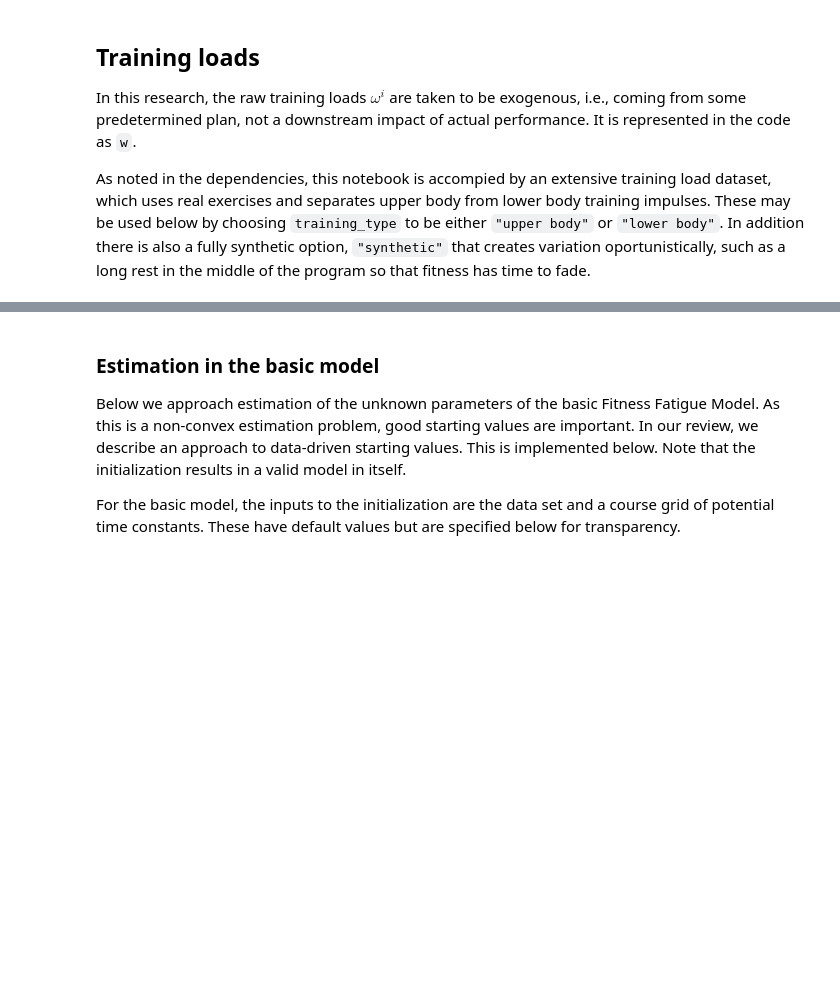
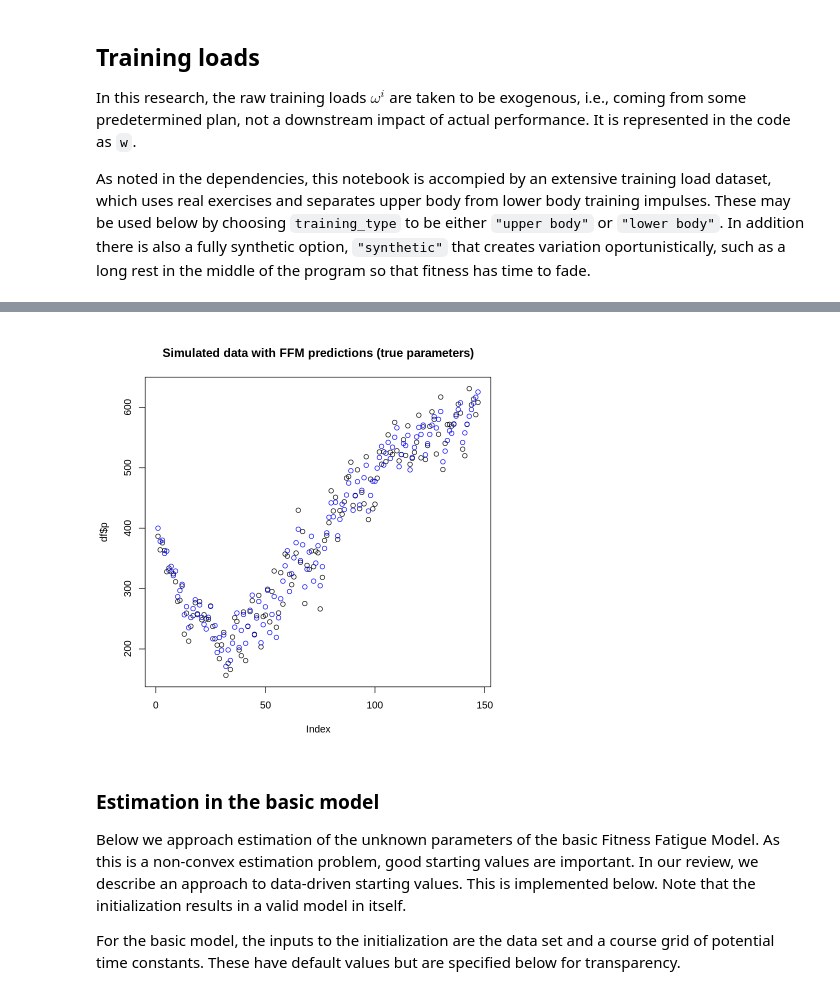
Before and after one commit to RobertHRUBY/Fitness-Fatigue-Models, a Jupyter notebook: software/illustrative/fitness-fatigue-models-illustrative-code.ipynb, the cells around one changed output, grey strips where cells are left out. Saved outputs shown, nothing was run; the diff lists cells and outputs as text; code cells hidden in the pictures; blank space fills up the shorter version.

```diff
--- a/software/illustrative/fitness-fatigue-models-illustrative-code.ipynb
+++ b/software/illustrative/fitness-fatigue-models-illustrative-code.ipynb
@@ -9,7 +9,7 @@ This is a companion notebook illustrating the fitness fatigue models discussed i
  - [ffmfunctions.R](https://www.kaggle.com/baogorek/ffmfunctions), an R script containing functions relevant to the Fitness Fatigue model and variations discussed in our review papers
 # %%
 # These paths are relative to Kaggle servers
-source("../usr/lib/ffmfunctions/ffmfunctions.R")
-example_loads <- read.csv('../input/example-training-loads/example_loads.csv')
+source("ffmfunctions.R")
+example_loads <- read.csv("example_loads.csv")
 
 set.seed(523445)  # Seed for reproducible output
@@ -59,10 +75,12 @@ print(ffm_basic)
 # %%
 df <- simulate(ffm_basic, w)
 
 # Predictions with true parameters
 pred_true_df <- make_predictions(ffm_basic, w)
-plot(df$y, main = "Simulated data with FFM predictions (true parameters)")
-points(pred_true_df$y_hat, col = 'blue')
+plot(df$p, main = "Simulated data with FFM predictions (true parameters)")
+points(pred_true_df$p_hat, col = 'blue')
+# %% [output]
+[figure, added]
 # %% [markdown]
 ### Estimation in the basic model
 Below we approach estimation of the unknown parameters of the basic Fitness Fatigue Model. As this is a non-convex estimation problem, good starting values are important. In our review, we describe an approach to data-driven starting values. This is implemented below. Note that the initialization results in a valid model in itself.
```
Also changed, not shown: parts of 51 cells of this notebook, 6 other files.
